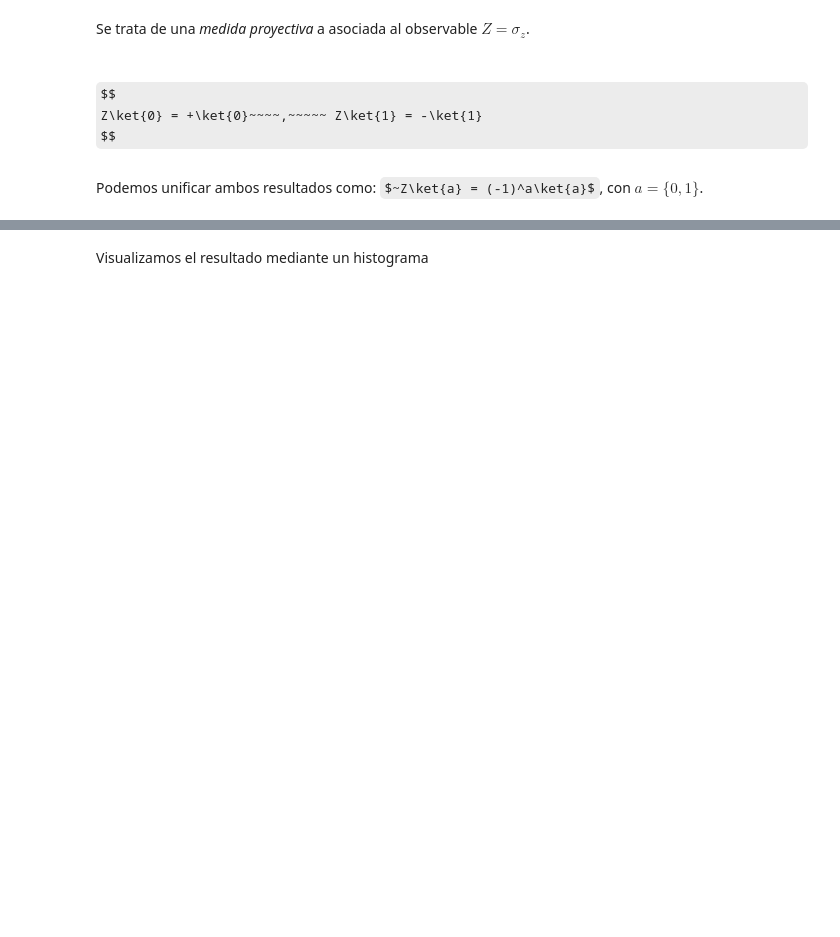
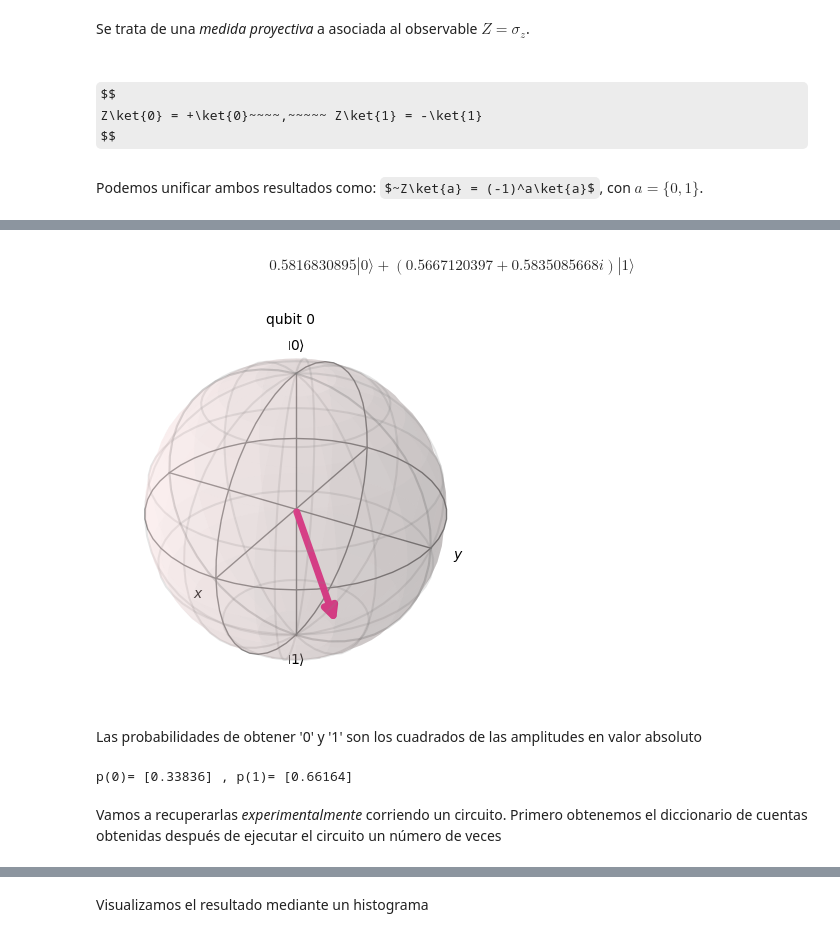
Before and after one commit to jamasole/FICC_notebook, a Jupyter notebook: 02_Cubits/024_El_Arte_de_Medir_I.ipynb, the cells around one changed output, grey strips where cells are left out. Drawn from its saved outputs; the diff is of its cells as text; code cells hidden in the pictures; some formulas as TeX source; blank space fills up the shorter version.

```diff
--- a/02_Cubits/024_El_Arte_de_Medir_I.ipynb
+++ b/02_Cubits/024_El_Arte_de_Medir_I.ipynb
@@ -97,0 +80,26 @@ print(counts)
+# %%
+from qiskit.quantum_info import Statevector
+from qiskit.visualization import plot_bloch_multivector, array_to_latex
+
+theta = 1.9
+phi   = 0.8
+
+psi_ket = np.array([np.cos(theta/2),(np.exp(1j*phi))*np.sin(theta/2)]).reshape(2,1)
+array_to_latex(psi_ket,prefix= '\ket{\psi} = ')
+
+display(Statevector(psi_ket).draw('latex'))
+display(Statevector(psi_ket).draw('Bloch'))
+# %% [output]
+$$0.5816830895 |0\rangle+(0.5667120397 + 0.5835085668 i) |1\rangle$$
+[figure, added]
+# %% [markdown]
+Las probabilidades de obtener '0' y '1' son los cuadrados de las amplitudes en valor absoluto
+# %%
+p0 = np.abs(psi_ket[0])**2
+p1 = np.abs(psi_ket[1])**2
+
+print('p(0)=', np.round(p0,5),', p(1)=', np.round(p1,5))
+# %% [output]
+p(0)= [0.33836] , p(1)= [0.66164]
+# %% [markdown]
+Vamos a recuperarlas *experimentalmente* corriendo un circuito. Primero obtenemos el diccionario de cuentas obtenidas después de ejecutar el circuito un número de veces
```
Also changed, not shown: parts of 76 cells of this notebook, 19 other files.
